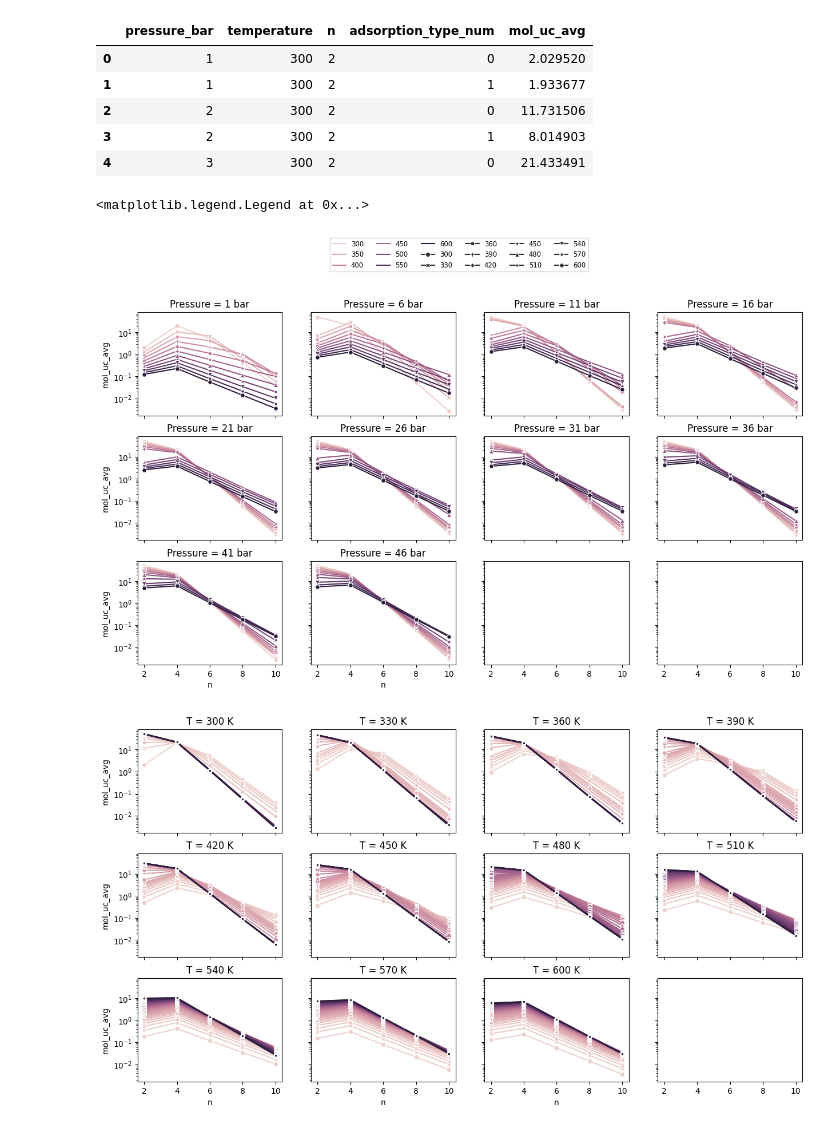
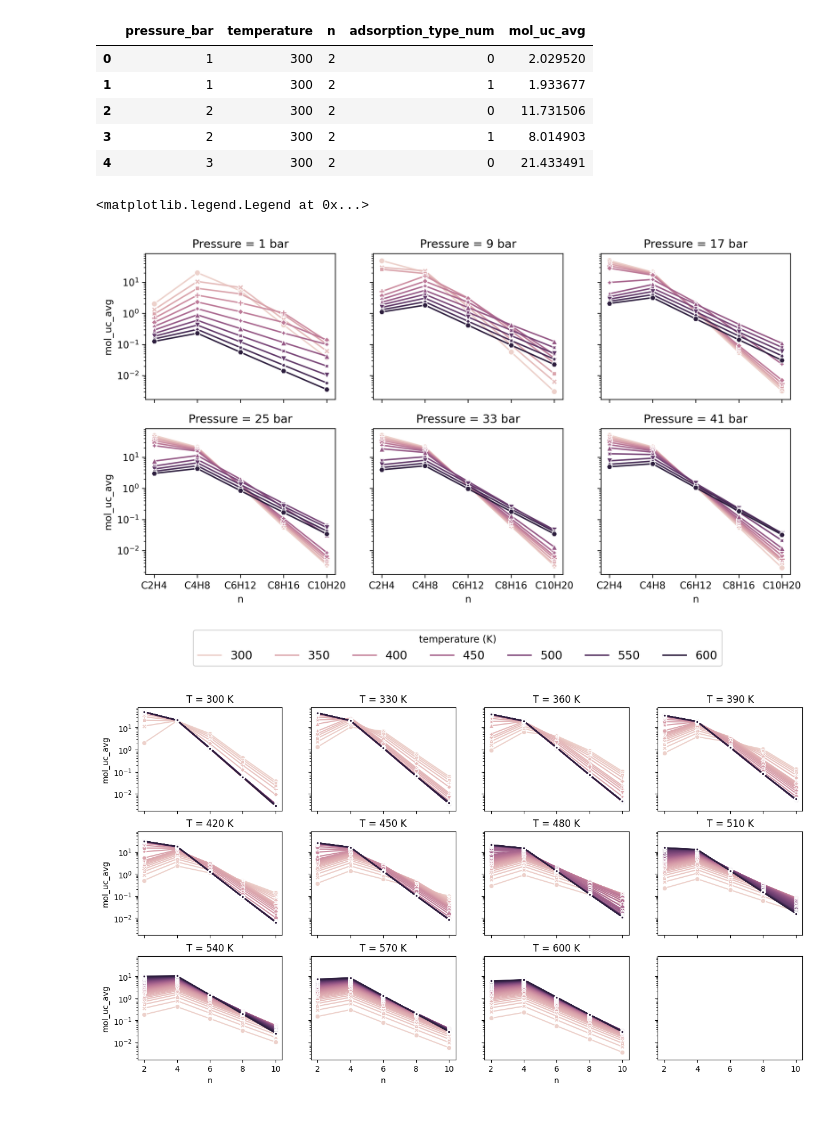
Before and after one commit to multiscale-modelling/kinetic_model, a Jupyter notebook: notebooks/adsorbtion_process_ml.ipynb, the cells around one changed output. Saved outputs shown, nothing was run; the diff lists cells and outputs as text; code cells hidden in the pictures.

```diff
--- a/notebooks/adsorbtion_process_ml.ipynb
+++ b/notebooks/adsorbtion_process_ml.ipynb
@@ -68,12 +68,13 @@ import matplotlib.pyplot as plt
 import seaborn as sns
 
 # load your model and data
-ads_model_loaded = joblib.load('../data/processed/knn_adsorption_model.pkl')
+ads_model_loaded = joblib.load('../data/processed/knn_adsorption_model_test.pkl')
 
 # define the six temperatures: 300, 330, 360, 390, 420, 450
-temps = [300 + 30 * i for i in range(5)]
-temps.append(310)
-temps.sort()
+# temps = [300 + 30 * i for i in range(5)]
+# temps.append(410)
+# temps.sort()
+temps = [360, 375, 390]
 # keep your same color‐mapping
 palette = dict(zip(
     range(2, 11, 2),
@@ -81,7 +82,7 @@ palette = dict(zip(
 ))
 
 # set up a 2×3 figure
-fig, axes = plt.subplots(2, 3, figsize=(15, 8), dpi=100, sharex=True, sharey=True)
+fig, axes = plt.subplots(1, 3, figsize=(12, 4), dpi=300, sharex=True, sharey=True)
 axes = axes.flatten()
 
 # common pressure axis
@@ -96,7 +97,7 @@ for ax, T in zip(axes, temps):
         ),
         x='pressure_bar', y='mol_uc_avg',
         hue='n', palette=palette,
-        ax=ax, legend=False
+        ax=ax
     )
 
     # compute and plot predictions
@@ -111,7 +112,7 @@ for ax, T in zip(axes, temps):
         ax.plot(
             pressure, y_pred,
             color=palette[n_val],
-            linestyle='-.',
+            linestyle='--',
             label=f'pred (n={n_val})'
         )
 
@@ -120,7 +121,18 @@ for ax, T in zip(axes, temps):
     ax.set_xlabel('Pressure (bar)')
     ax.set_ylabel('Adsorption (mol_uc_avg)')
     ax.legend(fontsize='small', loc='upper left')
+    handles, labels = ax.get_legend_handles_labels()
+    ax.legend_.remove()
+    ax.set_xlim(0, 20)
 
+labels = [f'$C_{{{n}}}H_{{{2*n}}}$ GCMC' for n in range(2, 11, 2)]
+labels += [f'$C_{{{n}}}H_{{{2*n}}}$ KNN' for n in range(2, 11, 2)]
+fig.legend(
+    handles=handles, labels=labels,
+    title='',
+    loc='upper center', bbox_to_anchor=(0.5, -0.05),
+    ncol=5, fontsize=14
+)
 fig.tight_layout()
 plt.show()
 # %% [output]
@@ -167,22 +250,26 @@ data.head()
 # %%
 import matplotlib.pyplot as plt
 import seaborn as sns
-fig, axs = plt.subplots(3, 4, figsize=(15, 8), dpi=100, sharex=True, sharey=True)
+fig, axs = plt.subplots(2, 3, figsize=(12, 6), dpi=300, sharex=True, sharey=True)
 
-for pressure, ax in zip(list(range(1, 51, 5)), axs.flatten()):
+for pressure, ax in zip(list(range(1, 51, 8)), axs.flatten()):
     sns.lineplot(data = data.query('pressure_bar == @pressure and adsorption_type_num == 0'),
                  x = 'n', y = 'mol_uc_avg', hue = 'temperature', style='temperature', markers=True, dashes=False, ax=ax)
 
     ax.set_yscale('log')
     ax.set_title(f'Pressure = {pressure} bar')
     handles, labels = ax.get_legend_handles_labels()
     ax.legend().remove()
+    ax.set_xticks(
+        ticks=range(2, 11, 2),
+        labels=[f'C{n}H{2*n}' for n in range(2, 11, 2)]
+    )
 
-fig.legend(handles=handles, labels=labels, loc='upper center',
-           bbox_to_anchor=[0.5, 1.05], ncol=6, fontsize='small')
+fig.legend(handles=handles[:7], labels=labels[:7], loc='upper center',
+           bbox_to_anchor=[0.5, -0.01], ncol=7, fontsize=12, title='temperature (K)')
 # %% [output]
 <matplotlib.legend.Legend at 0x...>
-[figure, old version]
+[figure, new version]
 # %%
 fig, axs = plt.subplots(3, 4, figsize=(15, 8), dpi=100, sharex=True, sharey=True)
 
```
Also changed, not shown: parts of 3 cells of this notebook, 7 other files.
